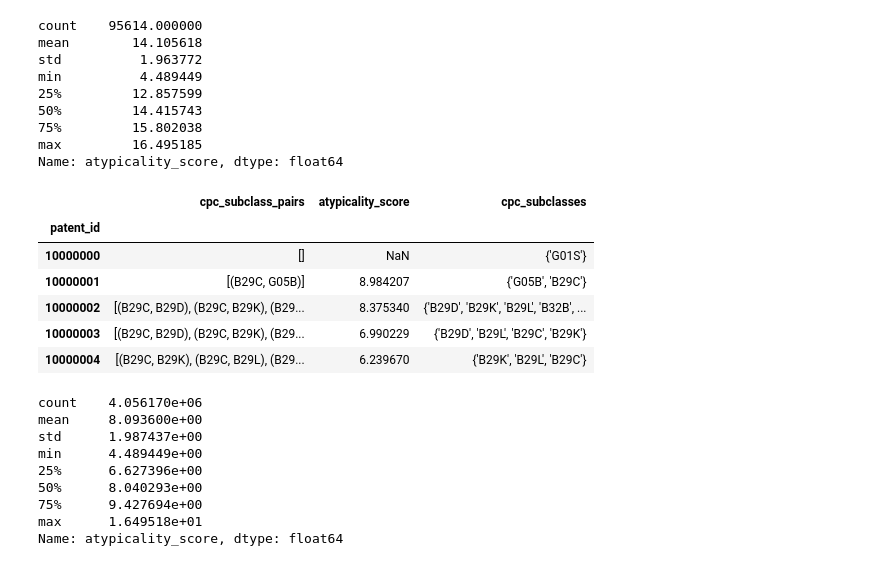
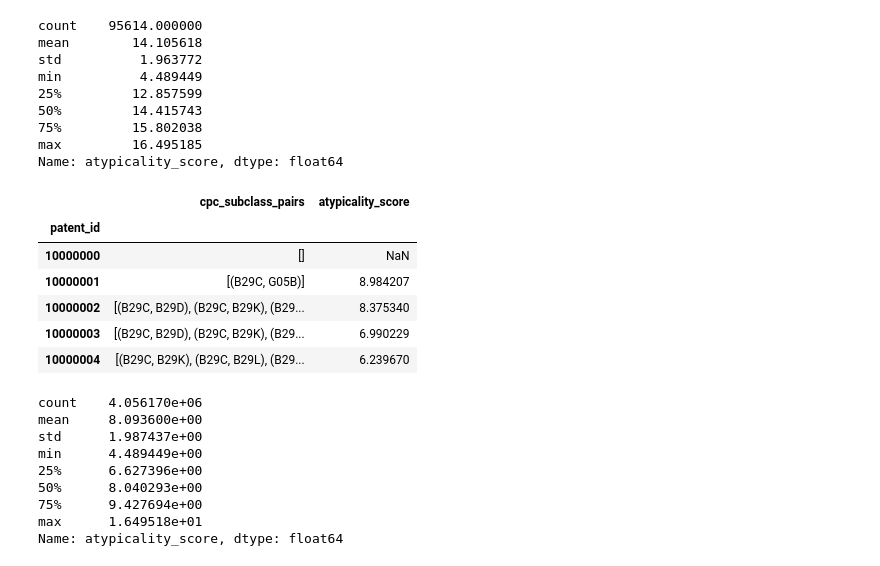
Before and after one commit to koacow/glob-s-RA, a Jupyter notebook: patents/calculate_measures.ipynb, the cells around one changed output. Cells and saved outputs as stored; diff of their text form; code cells hidden in the pictures.

Commit message:
run some more checks on patent calculations

```diff
--- a/patents/calculate_measures.ipynb
+++ b/patents/calculate_measures.ipynb
@@ -93,9 +93,10 @@ cpc_subclasses.isna().sum()
 763040
 # %%
 import ast
+import numpy as np
 # 2. Generate all unique pairs of cpc_subclasses for each patent
 def generate_pairs(cpc_subclass: set) -> list:
-    if np.isnan(cpc_subclass):
+    if pd.isna(cpc_subclass):
         return []
     if not isinstance(cpc_subclass, set):
         cpc_subclass = set(cpc_subclass)
@@ -209,38 +210,38 @@ pair_counts_dict = pair_counts.to_dict(orient="index")
 # %%
 # Step 6: Calculate the atypicality score for each patent
 def calculate_atypicality_score(cpc_subclass_pairs):
     if len(cpc_subclass_pairs) == 0:
         return np.nan
     # Get the atypicality score for each cpc_subclass pair
-    scores = [pair_counts_dict.get(tuple(pair), {}).get("atypicality_score", 0) for pair in cpc_group_pairs]
+    scores = [pair_counts_dict.get(tuple(pair)).get("atypicality_score") for pair in cpc_subclass_pairs]
     if len(scores) == 0:
         raise RuntimeError("No matching pairs found for the given cpc_group_pairs.")
 
     # Calculate the atypicality score for each patent = average atypicality score for all cpc subclass pairs it cites
     atypicality_score = np.mean(scores)
 
     return atypicality_score
 
 if not os.path.exists("./data/patents_with_atypicality.csv"):
     if not isinstance(patent_cpc_subclass_pairs, pd.DataFrame):
         patent_cpc_subclass_pairs = patent_cpc_subclass_pairs.to_frame()
     # Group by patent_id and calculate the atypicality score for each patent
     patent_cpc_subclass_pairs["atypicality_score"] = patent_cpc_subclass_pairs["cpc_subclass_pairs"].apply(calculate_atypicality_score)
     patent_cpc_subclass_pairs.to_csv("./data/patents_with_atypicality.csv")
 else:
     patent_cpc_subclass_pairs = pd.read_csv("./data/patents_with_atypicality.csv", index_col=0)
     patent_cpc_subclass_pairs["cpc_subclass_pairs"] = patent_cpc_subclass_pairs["cpc_subclass_pairs"].apply(ast.literal_eval)
 
 
 patent_cpc_subclass_pairs.head()
 # %% [output]
-|  | cpc_subclass_pairs | atypicality_score | cpc_subclasses |
-| patent_id |  |  |  |
-| 10000000 | [] | NaN | {'G01S'} |
-| 10000001 | [(B29C, G05B)] | 8.984207 | {'G05B', 'B29C'} |
-| 10000002 | [(B29C, B29D), (B29C, B29K), (B29... | 8.375340 | {'B29D', 'B29K', 'B29L', 'B32B', ... |
-| 10000003 | [(B29C, B29D), (B29C, B29K), (B29... | 6.990229 | {'B29D', 'B29L', 'B29C', 'B29K'} |
-| 10000004 | [(B29C, B29K), (B29C, B29L), (B29... | 6.239670 | {'B29K', 'B29L', 'B29C'} |
+|  | cpc_subclass_pairs | atypicality_score |
+| patent_id |  |  |
+| 10000000 | [] | NaN |
+| 10000001 | [(B29C, G05B)] | 8.984207 |
+| 10000002 | [(B29C, B29D), (B29C, B29K), (B29... | 8.375340 |
+| 10000003 | [(B29C, B29D), (B29C, B29K), (B29... | 6.990229 |
+| 10000004 | [(B29C, B29K), (B29C, B29L), (B29... | 6.239670 |
 # %%
 # Atypicality score summary statistics
 patent_cpc_subclass_pairs["atypicality_score"].describe()
```
Also changed, not shown: parts of 6 cells of this notebook.
